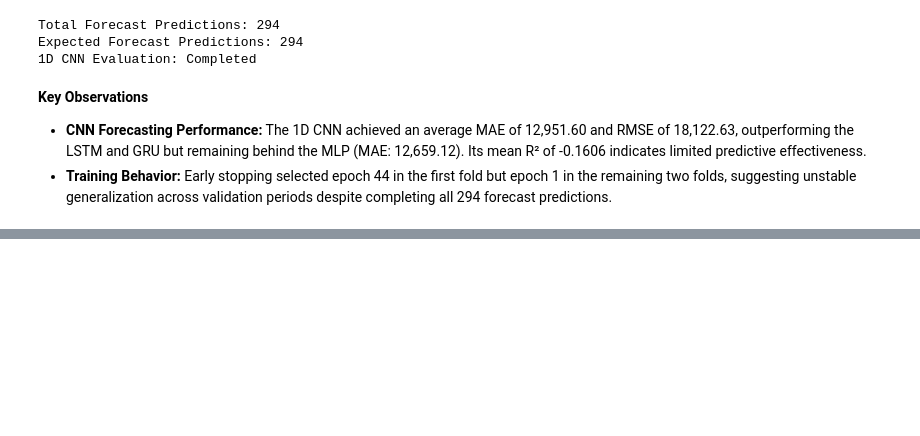
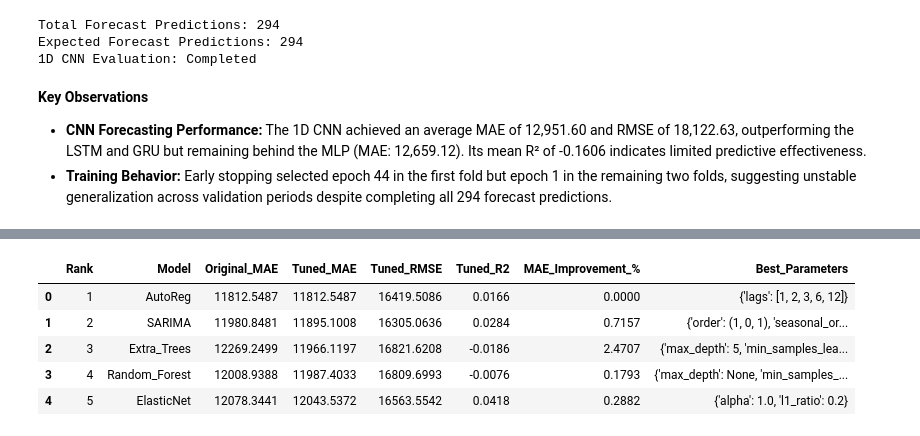
Before and after one commit to TejasMJ/Retail-Sales-Dynamics, a Jupyter notebook: notebooks/05_model_development.ipynb, the cells around one changed output, grey strips where cells are left out. Cells and saved outputs as stored; diff of their text form; code cells hidden in the pictures; blank space fills up the shorter version.

```diff
--- a/notebooks/05_model_development.ipynb
+++ b/notebooks/05_model_development.ipynb
@@ -3187,0 +4376,84 @@ Expected Forecast Predictions: 294
+# %%
+tuning_summary_sources = {
+    "AutoReg": (
+        autoreg_tuning_summary_df,
+        best_autoreg_parameters
+    ),
+    "SARIMA": (
+        sarima_tuning_summary_df,
+        best_sarima_parameters
+    ),
+    "Random_Forest": (
+        rf_tuning_summary_df,
+        best_rf_parameters
+    ),
+    "ElasticNet": (
+        elasticnet_tuning_summary_df,
+        best_elasticnet_parameters
+    ),
+    "Extra_Trees": (
+        extra_trees_tuning_summary_df,
+        best_extra_trees_parameters
+    )
+}
+
+tuning_comparison_records = []
+
+for model_name, (summary_df, best_parameters) in tuning_summary_sources.items():
+    original_result = all_model_comparison_df.loc[
+        all_model_comparison_df["Model"] == model_name
+    ].iloc[0]
+
+    best_result = summary_df.iloc[0]
+
+    original_mae = float(original_result["Mean_MAE"])
+    tuned_mae = float(best_result["Mean_MAE"])
+
+    tuning_comparison_records.append({
+        "Model": model_name,
+        "Original_MAE": original_mae,
+        "Tuned_MAE": tuned_mae,
+        "Tuned_RMSE": float(best_result["Mean_RMSE"]),
+        "Tuned_R2": float(best_result["Mean_R2"]),
+        "MAE_Improvement_%": (
+            (original_mae - tuned_mae) / original_mae * 100
+        ),
+        "Best_Parameters": str(best_parameters)
+    })
+
+tuning_comparison_df = pd.DataFrame(
+    tuning_comparison_records
+)
+
+tuning_comparison_df = (
+    tuning_comparison_df
+    .sort_values("Tuned_MAE")
+    .reset_index(drop=True)
+)
+
+tuning_comparison_df.insert(
+    0,
+    "Rank",
+    np.arange(1, len(tuning_comparison_df) + 1)
+)
+
+print("Hyperparameter Tuning Comparison:")
+display(tuning_comparison_df.round(4))
+
+print("\nBest Tuned Model:", tuning_comparison_df.iloc[0]["Model"])
+
+print(
+    "Best Tuned MAE:",
+    round(tuning_comparison_df.iloc[0]["Tuned_MAE"], 4)
+)
+
+print(
+    "\nModels Improved Through Tuning:",
+    (tuning_comparison_df["MAE_Improvement_%"] > 0).sum()
+)
+
+assert len(tuning_comparison_df) == 5
+assert tuning_comparison_df["Model"].is_unique
+
+print("\nHyperparameter Tuning Comparison: Completed")
+# %% [output]
@@ -3187,0 +4461,6 @@ Expected Forecast Predictions: 294
+|  | Rank | Model | Original_MAE | Tuned_MAE | Tuned_RMSE | Tuned_R2 | MAE_Improvement_% | Best_Parameters |
+| 0 | 1 | AutoReg | 11812.5487 | 11812.5487 | 16419.5086 | 0.0166 | 0.0000 | {'lags': [1, 2, 3, 6, 12]} |
+| 1 | 2 | SARIMA | 11980.8481 | 11895.1008 | 16305.0636 | 0.0284 | 0.7157 | {'order': (1, 0, 1), 'seasonal_or... |
+| 2 | 3 | Extra_Trees | 12269.2499 | 11966.1197 | 16821.6208 | -0.0186 | 2.4707 | {'max_depth': 5, 'min_samples_lea... |
+| 3 | 4 | Random_Forest | 12008.9388 | 11987.4033 | 16809.6993 | -0.0076 | 0.1793 | {'max_depth': None, 'min_samples_... |
+| 4 | 5 | ElasticNet | 12078.3441 | 12043.5372 | 16563.5542 | 0.0418 | 0.2882 | {'alpha': 1.0, 'l1_ratio': 0.2} |
```
Also changed, not shown: parts of 39 cells of this notebook.
